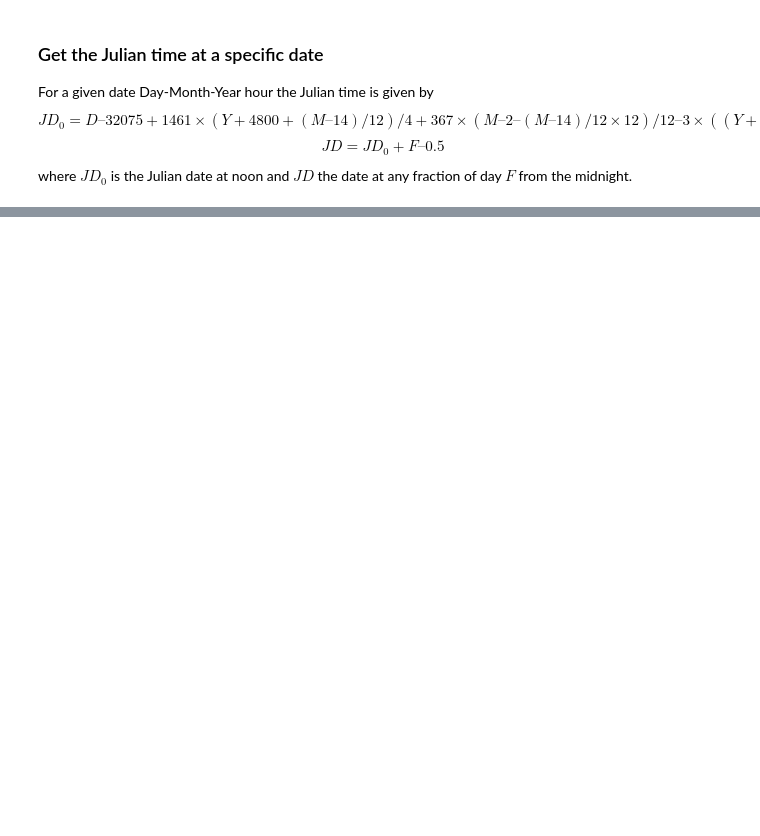
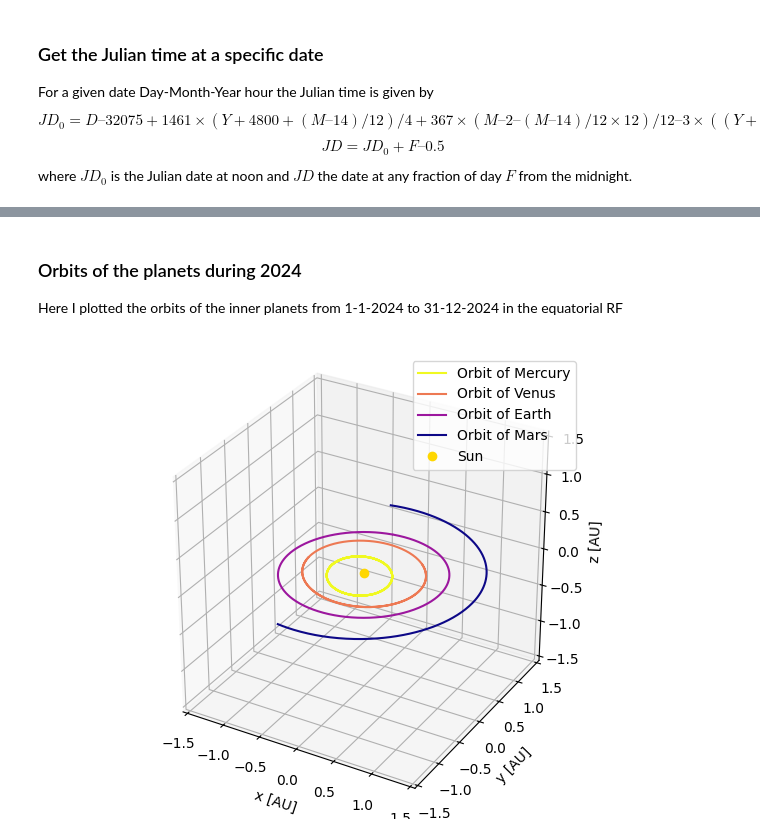
Before and after one commit to Giacomo-Menegatti/Celestial-Mechanics, a Jupyter notebook: Homework4/Homework4.ipynb, the cells around one changed output, grey strips where cells are left out. Saved outputs shown, nothing was run; the diff lists cells and outputs as text; code cells hidden in the pictures; blank space fills up the shorter version.

```diff
--- a/Homework4/Homework4.ipynb
+++ b/Homework4/Homework4.ipynb
@@ -17 +23,6 @@ Using $f=\frac{\pi}{4}$, I get $e=0.7071$
+# %%
+AU = 149597870707 #Astronomical Unit in m
+G = 6.6743e-11
+M_sun = 1.9891e30
+mu = G*M_sun  #Gravitational parameter of the Sun
 # %% [markdown]
@@ -50,6 +61,6 @@ def JD(Y=2000, M=1, D=1, h=0, m=0, s=0, TZ=0):
   C = np.trunc((M-14)/12)
   JD0 = D-32075 + np.trunc(1461*(Y+4800+C)/4) + np.trunc(367*(M-2-C*12)/12) - np.trunc(3*np.trunc((Y+4900+C)/100)/4)
   # Add the hour information and the Time Zone
-  JD = JD0 - 0.5 + TZ/24 + (h+m/60+s/3600)/24
+  JD = JD0 - 0.5 - TZ/24 + (h+m/60+s/3600)/24
   return JD
 # %% [markdown]
@@ -76,15 +90,15 @@ def GMST(Y, D, M, h=0, m=0, s=0, TZ=-1):
 # %%
 def Rx(theta, v):
-  '''Rotation of a vector along the x-axis'''
-  return np.array(v[0], v[1]*np.cos(theta)+v[2]*np.sin(theta), -v[1]*np.sin(theta)+v[2]*np.cos(theta))
+  '''Rotation to align to a vector along the x-axis'''
+  return np.array([v[0], v[1]*np.cos(theta)+v[2]*np.sin(theta), -v[1]*np.sin(theta)+v[2]*np.cos(theta)])
 
 def Rz(theta, v):
-  '''Rotation of a vector around the z-axis'''
-  return np.array(v[0]*np.cos(theta)+v[1]*np.sin(theta), -v[0]*np.sin(theta)+v[1]*np.cos(theta), v[2])
+  '''Rotation to align to a vector around the z-axis'''
+  return np.array([v[0]*np.cos(theta)+v[1]*np.sin(theta), -v[0]*np.sin(theta)+v[1]*np.cos(theta), v[2]])
 
 def R_L2I(v, pi, i, Omega):
   '''Rotation from the Lagrange to the Inertial RF'''
-  return Rz( pi-Omega, Rx( i, Rz( Omega, v )))
+  return Rz(-Omega, Rx( -i, Rz( Omega-pi, v )))
 
 def orbital_elements(planet_name, JD):
   '''Returns the Orbital elemnts at a given Julian date'''
@@ -93,12 +107,4 @@ def orbital_elements(planet_name, JD):
   orbital_elements = {}
   for x in planet[planet_name].keys():
     orbital_elements[x] = np.dot(planet[planet_name][x], T_pol)
-
   return orbital_elements
-
-def Lagrange_coord(planet_name, JD):
-  '''Coordinates of the planet in the Lagrange RF'''
-  OE = orbital_elements(planet_name, JD)
-  a = OE['a']
-  L = OE['L']
-  e = OE['e']
@@ -104,0 +148,23 @@ def Lagrange_coord(planet_name, JD):
+# %% [markdown]
+### Orbits of the planets during 2024
+Here I plotted the orbits of the inner planets from 1-1-2024 to 31-12-2024 in the equatorial RF
+# %%
+fig = plt.figure()
+ax = fig.add_subplot(projection='3d')
+colors = cmap.plasma_r(np.linspace(0,1,4))
+for c, name in zip(colors, ['Mercury','Venus', 'Earth', 'Mars']):
+  trace = np.array([Inertial_coord(name,JD(2024,1,i)) for i in range(1,366)])
+  ax.plot(trace[:,0]/AU, trace[:,1]/AU, trace[:,2]/AU, color=c, label = f'Orbit of {name}')
+ax.plot(0,0,0, 'o', color='gold', label='Sun')
+ax.set_box_aspect([1,1,1])
+ax.set_xlim([-1.5,1.5])
+ax.set_xlabel('x [AU]')
+ax.set_ylim([-1.5,1.5])
+ax.set_ylabel('y [AU]')
+ax.set_zlim([-1.5,1.5])
+ax.set_zlabel('z [AU]')
+ax.legend()
+plt.tight_layout()
+plt.show()
+# %% [output]
+[figure, added]
```
Also changed, not shown: parts of 21 cells of this notebook, 1 other file.
